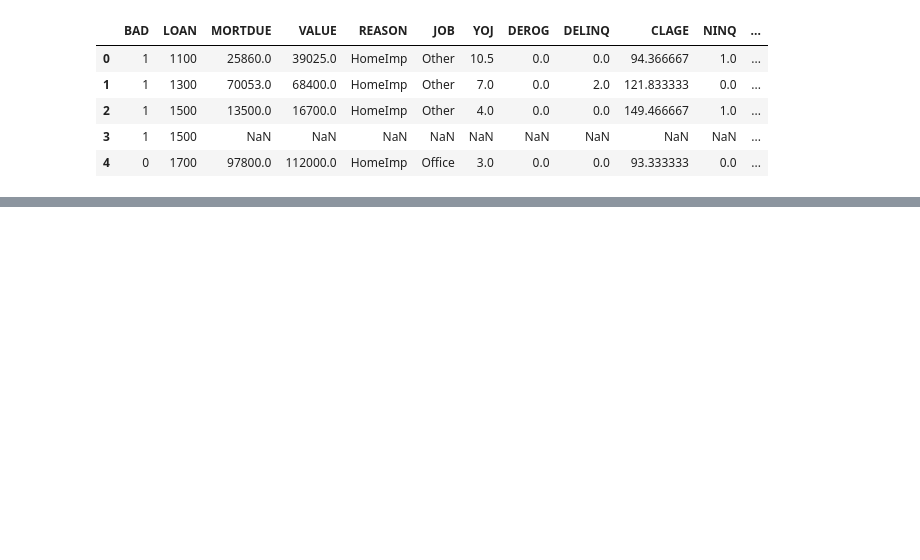
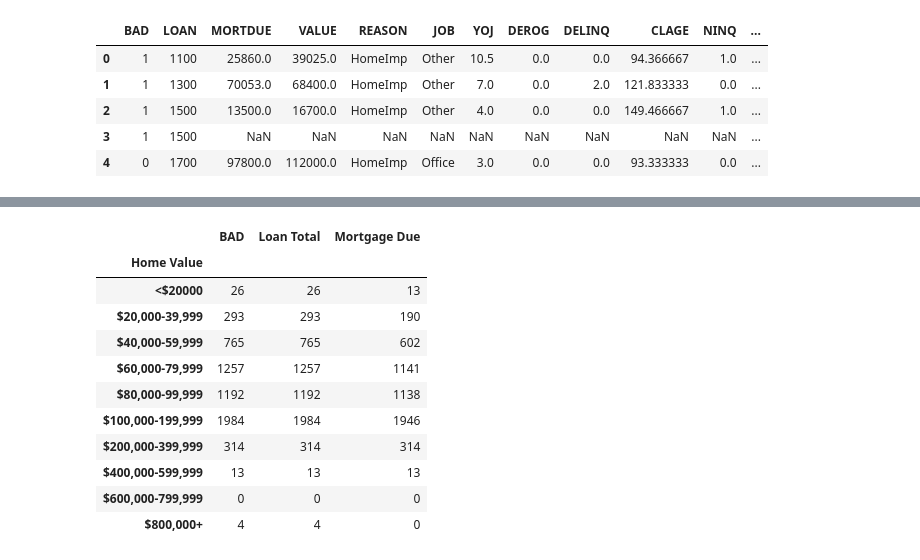
Before and after one commit to cdimmock/Py-Eating-Pandas, a Jupyter notebook: Default_Data.ipynb, the cells around one changed output, grey strips where cells are left out. Drawn from its saved outputs; the diff is of its cells as text; code cells hidden in the pictures; blank space fills up the shorter version.

```diff
--- a/Default_Data.ipynb
+++ b/Default_Data.ipynb
@@ -53,2 +46,24 @@ install_file_clean
+# %%
+Table1 = install_file_clean.loc[:,["BAD","Loan Total","Mortgage Due","Home Value"]]
+
+bins = [0,20000,40000,60000,80000,100000,200000,400000,600000,800000,1000000]
+group_names = ["<$20000","$20,000-39,999","$40,000-59,999","$60,000-79,999","$80,000-99,999","$100,000-199,999","$200,000-399,999","$400,000-599,999","$600,000-799,999","$800,000+"]
+
+Table1["Home Value"] = pd.cut(Table1["Home Value"],bins,labels=group_names,right=False)
+NewTable = Table1.groupby("Home Value").count()
+NewTable
+# %% [output]
+|  | BAD | Loan Total | Mortgage Due |
+| Home Value |  |  |  |
+| <$20000 | 26 | 26 | 13 |
+| $20,000-39,999 | 293 | 293 | 190 |
+| $40,000-59,999 | 765 | 765 | 602 |
+| $60,000-79,999 | 1257 | 1257 | 1141 |
+| $80,000-99,999 | 1192 | 1192 | 1138 |
+| $100,000-199,999 | 1984 | 1984 | 1946 |
+| $200,000-399,999 | 314 | 314 | 314 |
+| $400,000-599,999 | 13 | 13 | 13 |
+| $600,000-799,999 | 0 | 0 | 0 |
+| $800,000+ | 4 | 4 | 0 |
 # %%
 Clean_file = install_file_clean.to_csv("Clean File.csv")
```
Also changed, not shown: parts of 3 cells of this notebook, 9 other files.
